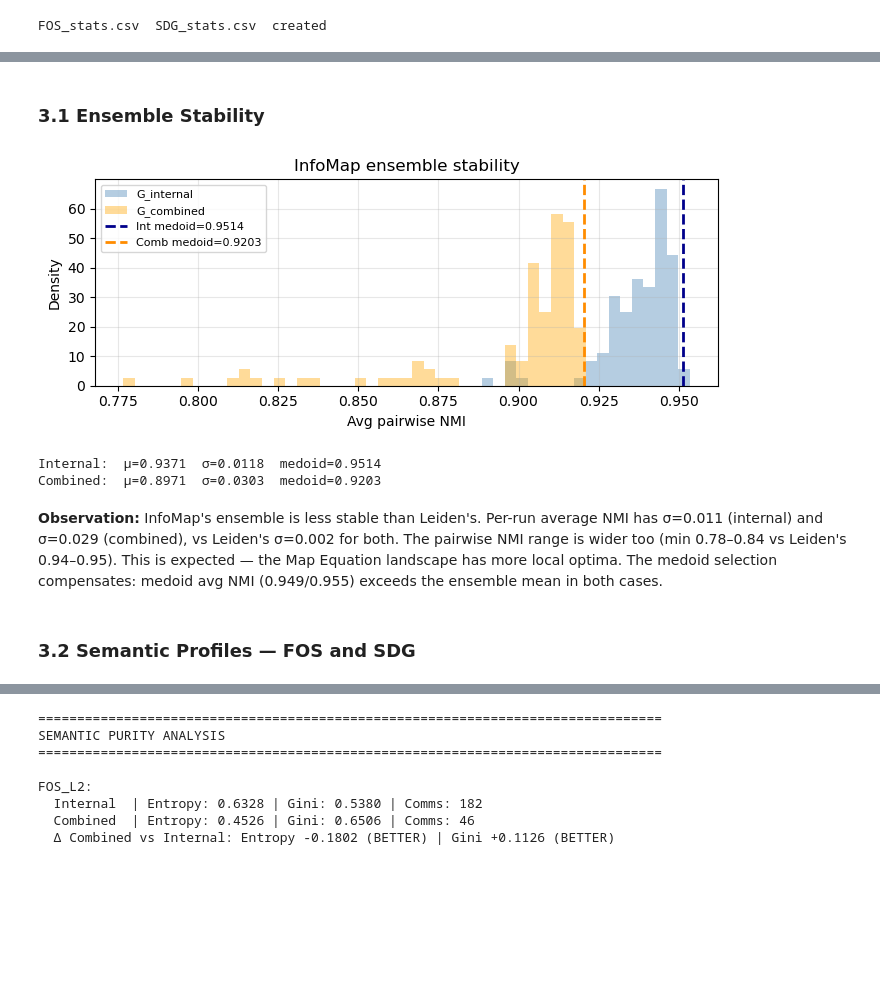
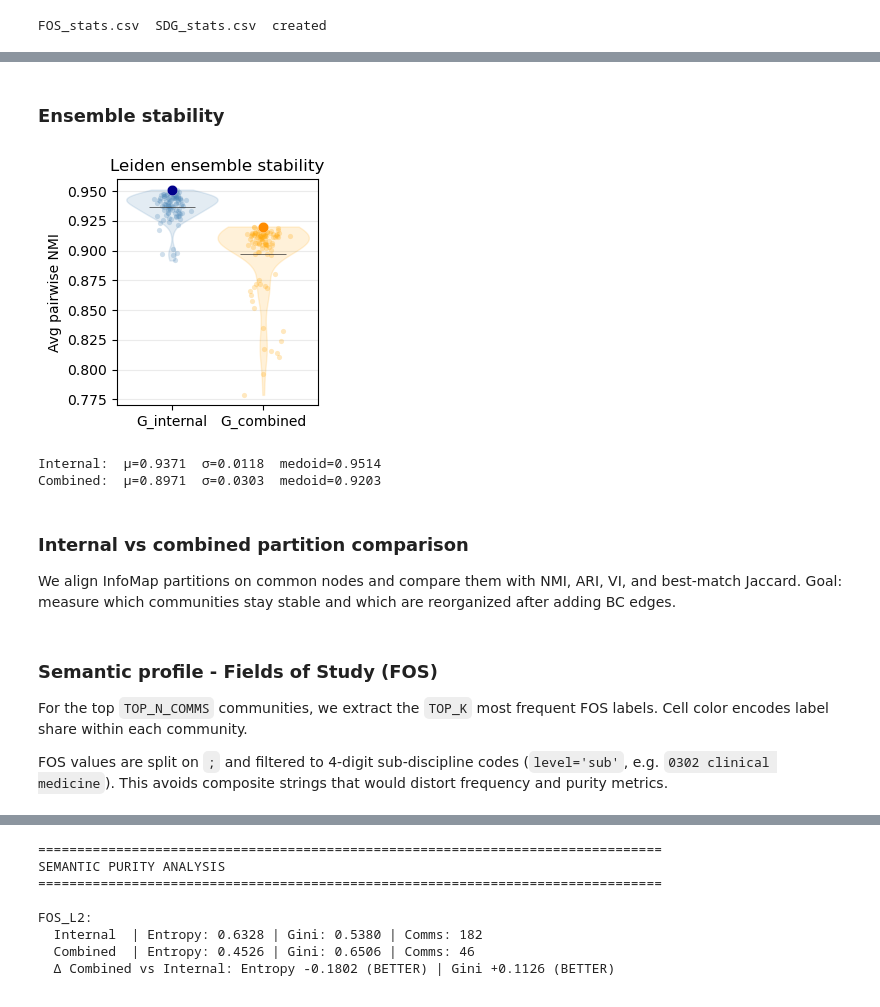
Before and after one commit to sclfnc/SocialNetworkAnalysis-project, a Jupyter notebook: 20_community_detection/22_CD_InfoMap.ipynb, the cells around one changed output, grey strips where cells are left out. Cells and saved outputs as stored; diff of their text form; code cells hidden in the pictures; blank space fills up the shorter version.

```diff
--- a/20_community_detection/22_CD_InfoMap.ipynb
+++ b/20_community_detection/22_CD_InfoMap.ipynb
@@ -287,48 +274,82 @@ infomap_combined, infomap_combined_stats = run_infomap_ensemble(
 # %% [markdown]
-### 3.1 Ensemble Stability
+### Ensemble stability
 # %%
-def plot_nmi_stability(stats_int, stats_comb, algo_name='InfoMap'):
-    """Overlay histogram of per-run avg NMI, marking medoid."""
+def plot_nmi_stability(stats_int, stats_comb):
+    """Light side-by-side violin plots with jitter and medoid markers."""
     def avg_nmi(stats):
         m = stats['nmi_matrix']
         return (m.sum(axis=1) - 1) / (m.shape[0] - 1)
 
-    nmi_int  = avg_nmi(stats_int)
+    nmi_int = avg_nmi(stats_int)
     nmi_comb = avg_nmi(stats_comb)
 
-    lo = min(nmi_int.min(), nmi_comb.min()) - 0.002
-    hi = max(nmi_int.max(), nmi_comb.max()) + 0.002
-    bins = np.linspace(lo, hi, 50)
+    fig, ax = plt.subplots(figsize=(3, 3))
+    data = [nmi_int, nmi_comb]
+    positions = [0, 1]
 
-    fig, ax = plt.subplots(figsize=(7, 3))
-    ax.hist(nmi_int,  bins=bins, alpha=0.4, color='steelblue', density=True, label='G_internal')
-    ax.hist(nmi_comb, bins=bins, alpha=0.4, color='orange',    density=True, label='G_combined')
+    vp = ax.violinplot(
+        data,
+        positions=positions,
+        widths=1,
+        showmeans=True,
+        showmedians=False,
+        showextrema=False,
+    )
+    for body, color in zip(vp['bodies'], ['steelblue', 'orange']):
+        body.set_facecolor(color)
+        body.set_edgecolor(color)
+        body.set_alpha(0.15)
+    vp['cmeans'].set_color('#333333')
+    vp['cmeans'].set_linewidth(0.5)
 
-    med_int  = nmi_int[stats_int['medoid_idx']]
+    rng = np.random.default_rng(42)
+    jitter_width = 0.1
+    ax.scatter(
+        rng.normal(positions[0], jitter_width, size=len(nmi_int)),
+        nmi_int,
+        s=14, color='steelblue', alpha=0.25, linewidths=0,
+    )
+    ax.scatter(
+        rng.normal(positions[1], jitter_width, size=len(nmi_comb)),
+        nmi_comb,
+        s=14, color='orange', alpha=0.25, linewidths=0,
+    )
+
+    med_int = nmi_int[stats_int['medoid_idx']]
     med_comb = nmi_comb[stats_comb['medoid_idx']]
-    ax.axvline(med_int,  color='darkblue',   ls='--', lw=2, label=f'Int medoid={med_int:.4f}')
-    ax.axvline(med_comb, color='darkorange',  ls='--', lw=2, label=f'Comb medoid={med_comb:.4f}')
+    ax.scatter(positions[0], med_int, s=55, color='darkblue', edgecolors='white', linewidths=0.2, zorder=2)
+    ax.scatter(positions[1], med_comb, s=55, color='darkorange', edgecolors='white', linewidths=0.2, zorder=2)
 
-    ax.set_xlabel('Avg pairwise NMI')
-    ax.set_ylabel('Density')
-    ax.set_title(f'{algo_name} ensemble stability')
-    ax.legend(fontsize=8)
-    ax.grid(alpha=0.3)
+    ax.set_xticks(positions)
+    ax.set_xticklabels(['G_internal', 'G_combined'])
+    ax.set_ylabel('Avg pairwise NMI')
+    ax.set_title('Leiden ensemble stability')
+    ax.grid(axis='y', alpha=0.25)
+    ax.set_axisbelow(True)
     plt.tight_layout()
     plt.show()
 
     print(f"Internal:  μ={nmi_int.mean():.4f}  σ={nmi_int.std():.4f}  medoid={med_int:.4f}")
     print(f"Combined:  μ={nmi_comb.mean():.4f}  σ={nmi_comb.std():.4f}  medoid={med_comb:.4f}")
 
-plot_nmi_stability(infomap_internal_stats, infomap_combined_stats, 'InfoMap')
+plot_nmi_stability(infomap_internal_stats, infomap_combined_stats)
 # %% [output]
-[figure, old version]
+[figure, new version]
 Internal:  μ=0.9371  σ=0.0118  medoid=0.9514
 Combined:  μ=0.8971  σ=0.0303  medoid=0.9203
 # %% [markdown]
-**Observation:** InfoMap's ensemble is less stable than Leiden's. Per-run average NMI has σ=0.011 (internal) and σ=0.029 (combined), vs Leiden's σ=0.002 for both. The pairwise NMI range is wider too (min 0.78–0.84 vs Leiden's 0.94–0.95). This is expected — the Map Equation landscape has more local optima. The medoid selection compensates: medoid avg NMI (0.949/0.955) exceeds the ensemble mean in both cases.
+### Internal vs combined partition comparison
+
+We align InfoMap partitions on common nodes and compare them with NMI, ARI, VI, and best-match Jaccard.
+Goal: measure which communities stay stable and which are reorganized after adding BC edges.
 # %% [markdown]
-### 3.2 Semantic Profiles — FOS and SDG
+### Semantic profile - Fields of Study (FOS)
+
+For the top `TOP_N_COMMS` communities, we extract the `TOP_K` most frequent FOS labels.
+Cell color encodes label share within each community.
+
+FOS values are split on `;` and filtered to 4-digit sub-discipline codes (`level='sub'`, e.g. `0302 clinical medicine`).
+This avoids composite strings that would distort frequency and purity metrics.
 # %%
 def extract_semantic_topk(partition, G, attr='FOS', level='sub',
                           top_n=TOP_N_COMMS, top_k=TOP_K):
```
Also changed, not shown: parts of 19 cells of this notebook, 5 other files.
